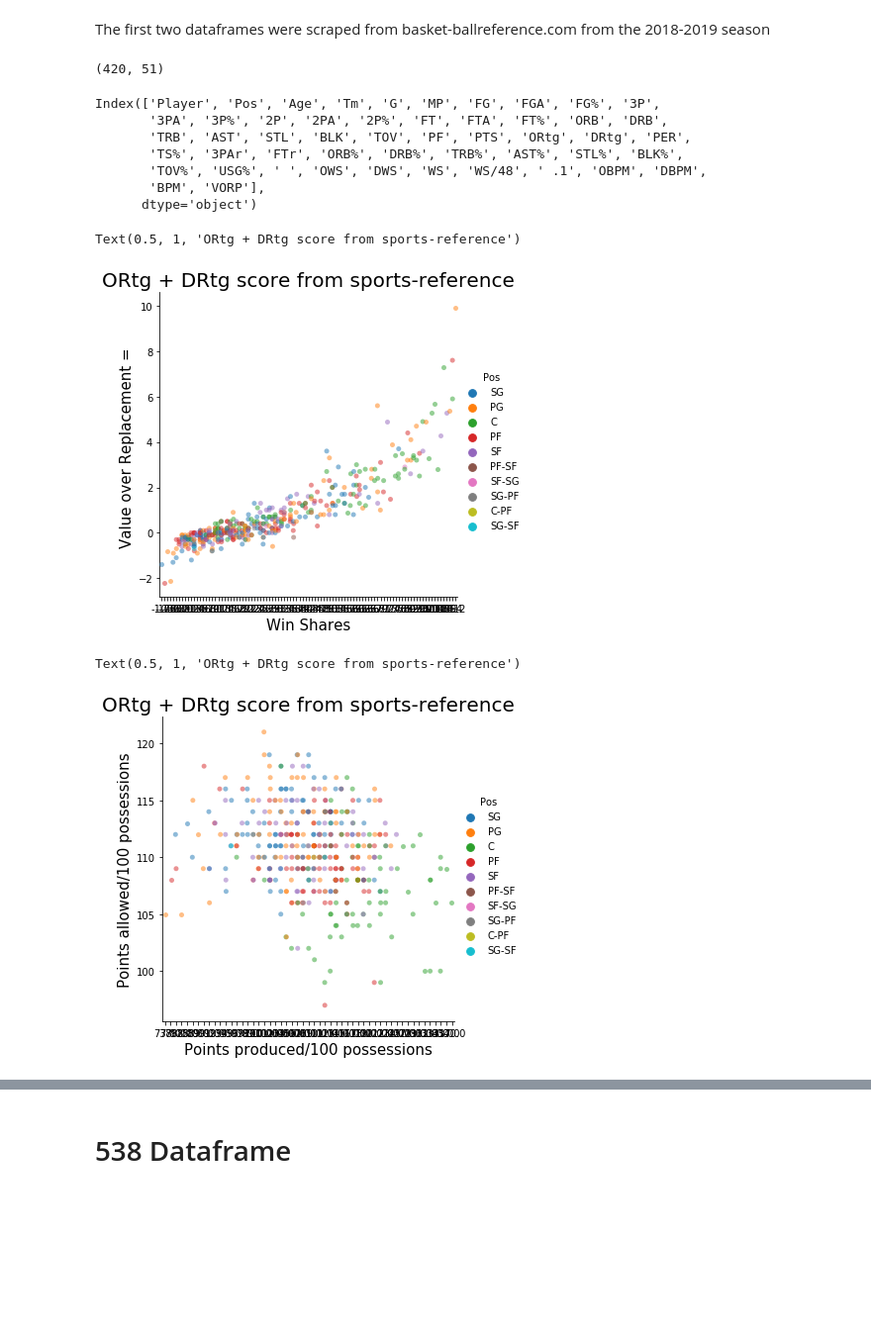
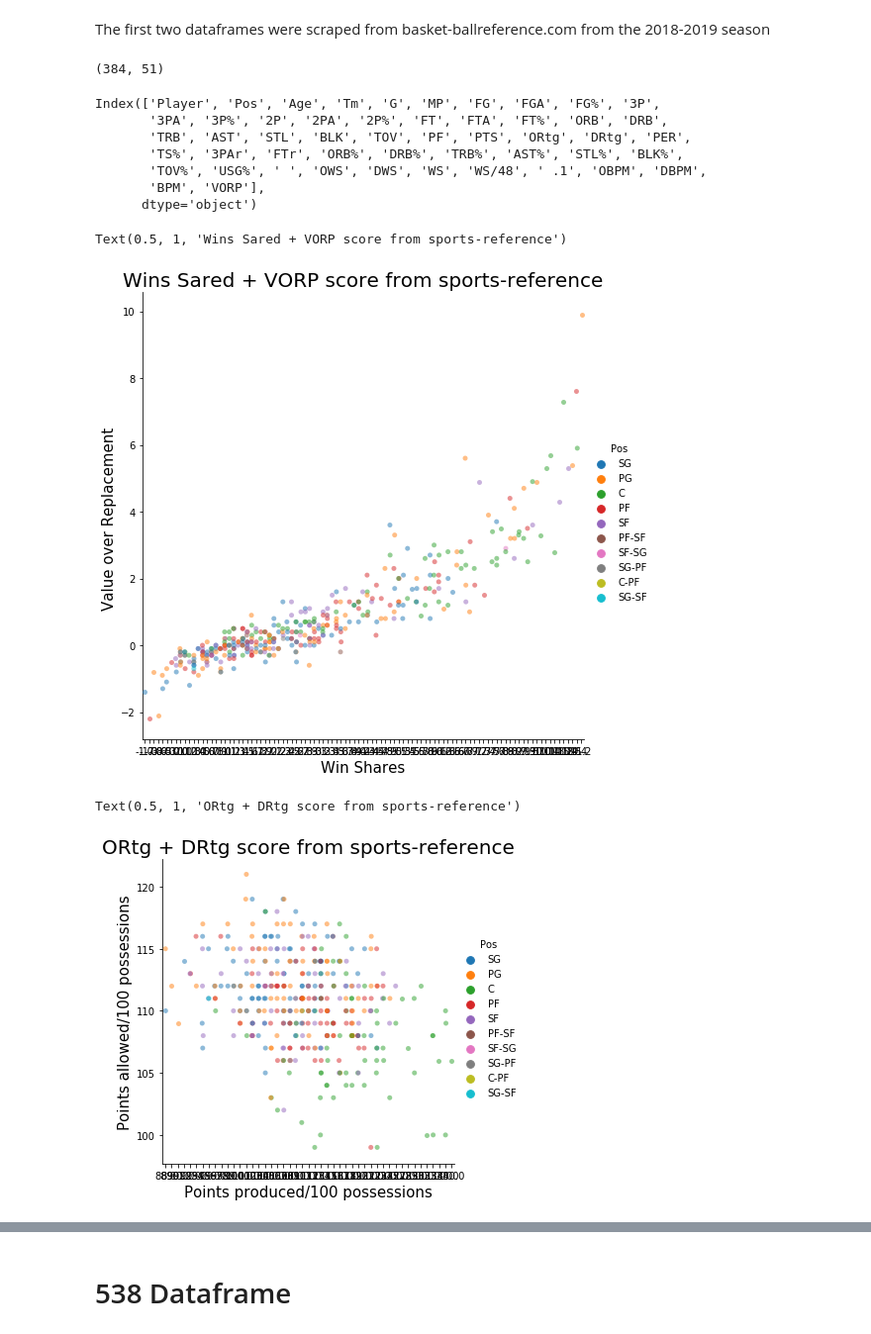
Before and after one commit to briannalytle/unsupervised_nba, a Jupyter notebook: EDA_1121.ipynb, the cells around one changed output, grey strips where cells are left out. Shown: that part at 99% size. Cells and saved outputs as stored; diff of their text form; code cells hidden in the pictures; blank space fills up the shorter version.

```diff
--- a/EDA_1121.ipynb
+++ b/EDA_1121.ipynb
@@ -21,11 +21,11 @@ ad_1819 = ad_1819.drop(['Unnamed: 0', 'Pos', 'Age', 'Tm', 'G',
 # %%
 season = pd.merge(poss, ad_1819, on = 'Player')
 season = season.fillna(0)
-season = season[season['G'] > 20]
+season = season[season['G'] > 30]
 # %%
 season.shape
 # %% [output]
-(420, 51)
+(384, 51)
 # %%
 season.columns
 # %% [output]
@@ -37,14 +37,15 @@ Index(['Player', 'Pos', 'Age', 'Tm', 'G', 'MP', 'FG', 'FGA', 'FG%', '3P',
        'BPM', 'VORP'],
       dtype='object')
 # %%
-sns.catplot(x = 'WS', y ='VORP', hue = 'Pos', data=season, alpha = 0.5)
+sns.catplot(x = 'WS', y ='VORP', hue = 'Pos', data=season, alpha = 0.5,
+           height = 7)
 
 plt.xlabel("Win Shares", fontsize = 15)
-plt.ylabel("Value over Replacement = ", fontsize = 15)
-plt.title('ORtg + DRtg score from sports-reference', fontsize = 20)
+plt.ylabel("Value over Replacement ", fontsize = 15)
+plt.title('Wins Sared + VORP score from sports-reference', fontsize = 20)
 # %% [output]
-Text(0.5, 1, 'ORtg + DRtg score from sports-reference')
+Text(0.5, 1, 'Wins Sared + VORP score from sports-reference')
-[figure, old version]
+[figure, new version]
 # %%
 sns.catplot(x = 'ORtg', y ='DRtg', hue = 'Pos', data=season, alpha = 0.5)
 
@@ -53,7 +54,7 @@ plt.ylabel("Points allowed/100 possessions", fontsize = 15)
 plt.title('ORtg + DRtg score from sports-reference', fontsize = 20)
 # %% [output]
 Text(0.5, 1, 'ORtg + DRtg score from sports-reference')
-[figure, old version]
+[figure, new version]
 # %%
 pct_stats = ['FG%', '3P%', '2P%', 'FT%', 'TS%', 'ORB%',
             'DRB%', 'TRB%', 'AST%', 'STL%', 'BLK%',
```
Also changed, not shown: parts of 2 cells of this notebook.
